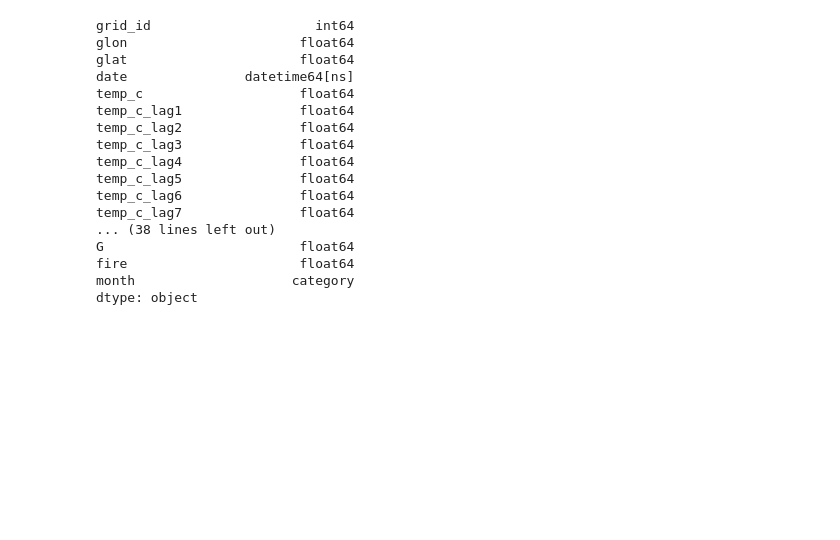
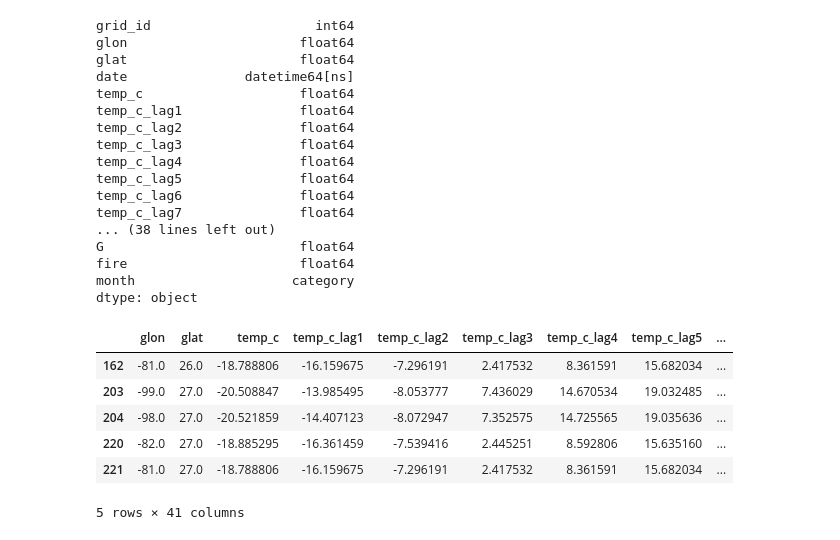
Before and after one commit to RyanGan/fire_predictor, a Jupyter notebook: py_scripts/fire_likelihood_model.ipynb, the cells around one changed output. Cells and saved outputs as stored; diff of their text form; code cells hidden in the pictures; blank space fills up the shorter version.

```diff
--- a/py_scripts/fire_likelihood_model.ipynb
+++ b/py_scripts/fire_likelihood_model.ipynb
@@ -40,0 +62,10 @@ dtype: object
+# %%
+X.head()
+# %% [output]
+|  | glon | glat | temp_c | temp_c_lag1 | temp_c_lag2 | temp_c_lag3 | temp_c_lag4 | temp_c_lag5 | ... |
+| 162 | -81.0 | 26.0 | -18.788806 | -16.159675 | -7.296191 | 2.417532 | 8.361591 | 15.682034 | ... |
+| 203 | -99.0 | 27.0 | -20.508847 | -13.985495 | -8.053777 | 7.436029 | 14.670534 | 19.032485 | ... |
+| 204 | -98.0 | 27.0 | -20.521859 | -14.407123 | -8.072947 | 7.352575 | 14.725565 | 19.035636 | ... |
+| 220 | -82.0 | 27.0 | -18.885295 | -16.361459 | -7.539416 | 2.445251 | 8.592806 | 15.635160 | ... |
+| 221 | -81.0 | 27.0 | -18.788806 | -16.159675 | -7.296191 | 2.417532 | 8.361591 | 15.682034 | ... |
+5 rows × 41 columns
```
Also changed, not shown: parts of 22 cells of this notebook.
